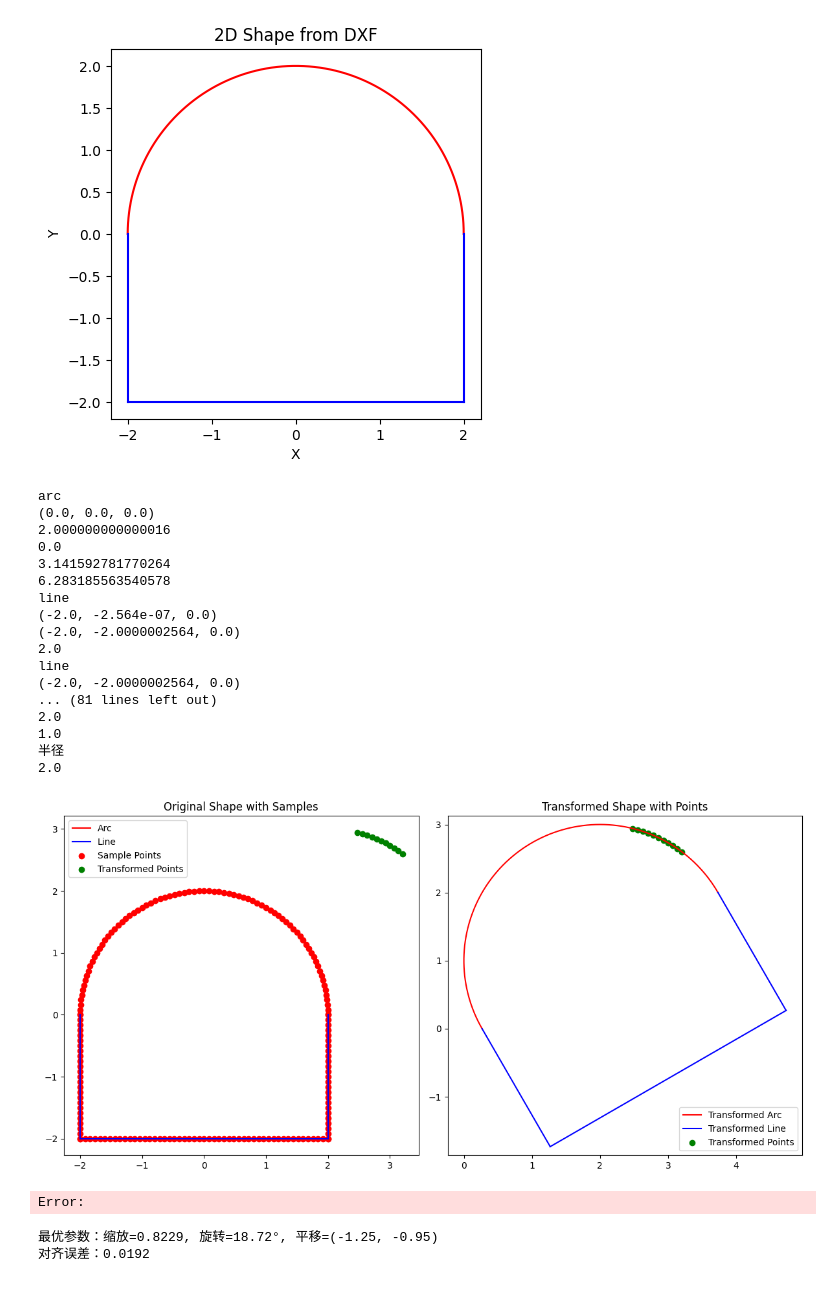
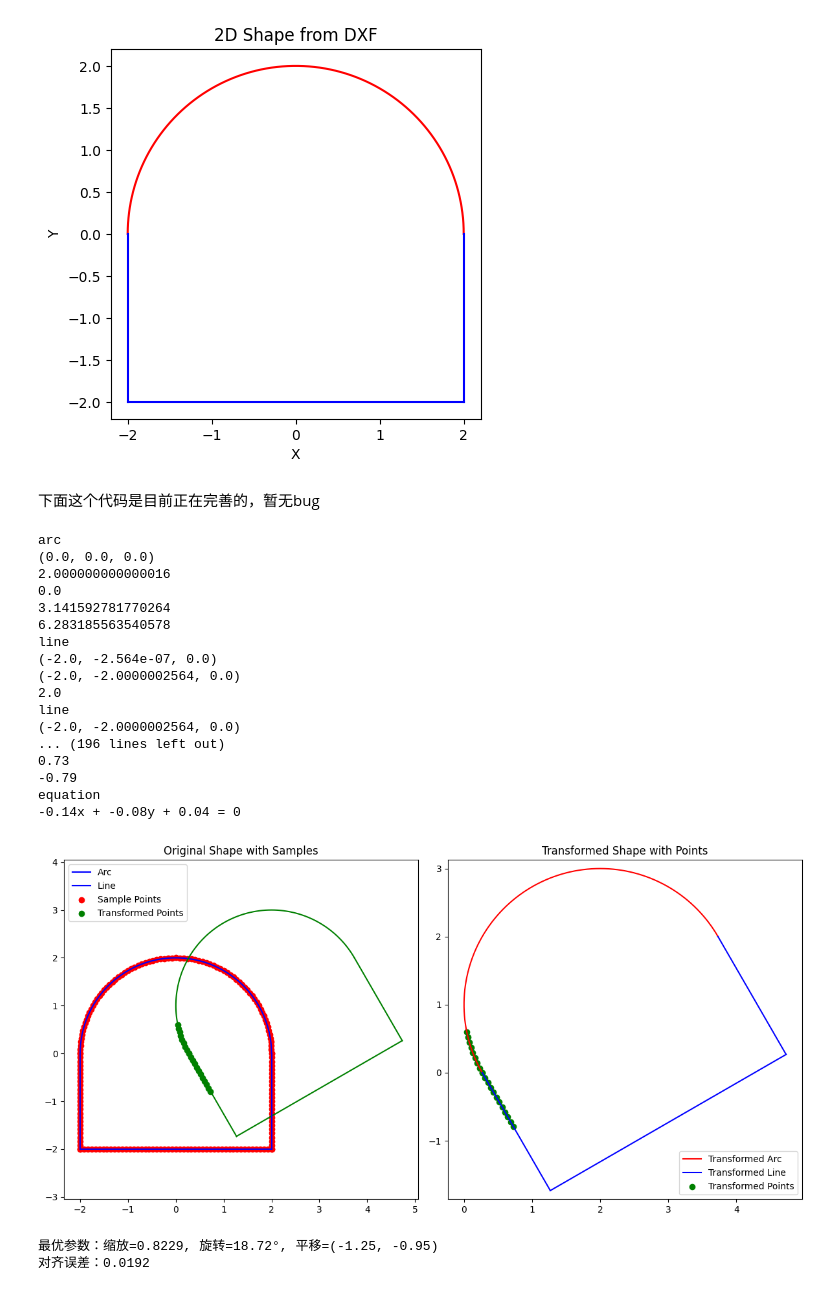
Before and after one commit to 823077723/python_robot, a Jupyter notebook: get_2D.ipynb, the cells around one changed output. Saved outputs shown, nothing was run; the diff lists cells and outputs as text; code cells hidden in the pictures.

```diff
--- a/get_2D.ipynb
+++ b/get_2D.ipynb
@@ -80,6 +80,8 @@ ax.set_title('2D Shape from DXF')
 plt.show()
 # %% [output]
 [figure]
+# %% [markdown]
+下面这个代码是目前正在完善的，暂无bug
 # %%
 import ezdxf
 import numpy as np
@@ -255,12 +257,12 @@ transform_matrix = create_transform_matrix(scale=1, theta=np.radians(30), tx=2,
 
 # 采样和应用变换
 original_points = sample_points_uniform(edges, 180)
-print("\noriginal_points")
+#print("\noriginal_points")
 #print(f"\n{original_points[0][0]}, {original_points[0][1]}")
 #print(f"\nPoint (2): ({original_points[1][0]}, {original_points[1][1]})")
 #print_all_elements(original_points)
 
-test_points = original_points[10:20+1]  # 包含a和b索引的行
+test_points = original_points[70:90+1]  # 包含a和b索引的行
 print("\ntest_points")
 print_all_elements(test_points)
 
@@ -270,7 +272,7 @@ homogeneous = np.column_stack([test_points, np.ones(len(test_points))])
 transformed_points = (homogeneous @ transform_matrix.T)[:, :2]
 
 result = process_points(transformed_points)
-print("\rresult")
+print("\nresult")
 print_all_elements(result)
 
 
@@ -299,8 +301,35 @@ for entity in doc.modelspace():
         theta_rad = np.radians(theta)
         x = center.x + radius * np.cos(theta_rad)
         y = center.y + radius * np.sin(theta_rad)
-        plt.plot(x, y, 'r-', label='Arc' if not plotted_arc else "")
+        plt.plot(x, y, 'b-', label='Arc' if not plotted_arc else "")
         plotted_arc = True
+    if entity.dxftype() == 'LINE':
+        start = entity.dxf.start
+        end = entity.dxf.end
+        # 变换线段的端点
+        start_t = transform_matrix @ np.array([start.x, start.y, 1])
+        end_t = transform_matrix @ np.array([end.x, end.y, 1])
+        plt.plot([start_t[0], end_t[0]], [start_t[1], end_t[1]],
+                'g-', label='Transformed Line' if not plotted_tline else "")
+        plotted_tline = True
+    elif entity.dxftype() == 'ARC':
+        center = entity.dxf.center
+        radius = entity.dxf.radius
+        start_angle = entity.dxf.start_angle
+        end_angle = entity.dxf.end_angle
+        # 生成原始弧线点并变换
+        if end_angle < start_angle:
+            end_angle += 360
+        theta = np.linspace(start_angle, end_angle, 100)
+        theta_rad = np.radians(theta)
+        x = center.x + radius * np.cos(theta_rad)
+        y = center.y + radius * np.sin(theta_rad)
+        # 应用变换到每个点
+        points = np.column_stack([x, y, np.ones(len(x))])
+        transformed = (points @ transform_matrix.T)[:, :2]
+        plt.plot(transformed[:, 0], transformed[:, 1],
+                'g-', label='Transformed Arc' if not plotted_tarc else "")
+        plotted_tarc = True
 plt.scatter(original_points[:, 0], original_points[:, 1], c='r', label='Sample Points')
 plt.scatter(transformed_points[:, 0], transformed_points[:, 1], c='g', label='Transformed Points')
 plt.title("Original Shape with Samples")
@@ -334,40 +363,39 @@ for entity in doc.modelspace():
         theta_rad = np.radians(theta)
         x = center.x + radius * np.cos(theta_rad)
         y = center.y + radius * np.sin(theta_rad)
         # 应用变换到每个点
         points = np.column_stack([x, y, np.ones(len(x))])
         transformed = (points @ transform_matrix.T)[:, :2]
         plt.plot(transformed[:, 0], transformed[:, 1],
                 'r-', label='Transformed Arc' if not plotted_tarc else "")
         plotted_tarc = True
 
 plt.scatter(transformed_points[:, 0], transformed_points[:, 1], c='g', label='Transformed Points')
 plt.title("Transformed Shape with Points")
 plt.axis('equal')
 plt.legend()
 
 plt.tight_layout()
 plt.show()
 # %% [output]
 arc
 (0.0, 0.0, 0.0)
 2.000000000000016
 0.0
 3.141592781770264
 6.283185563540578
 line
 (-2.0, -2.564e-07, 0.0)
 (-2.0, -2.0000002564, 0.0)
 2.0
 line
 (-2.0, -2.0000002564, 0.0)
-... (81 lines left out)
-2.0
-1.0
-半径
-2.0
+... (196 lines left out)
+0.73
+-0.79
+equation
+-0.14x + -0.08y + 0.04 = 0
-[figure, old version]
+[figure, new version]
-Error:
 # %%
 import ezdxf
 import numpy as np
```
Also changed, not shown: parts of 4 cells of this notebook.
